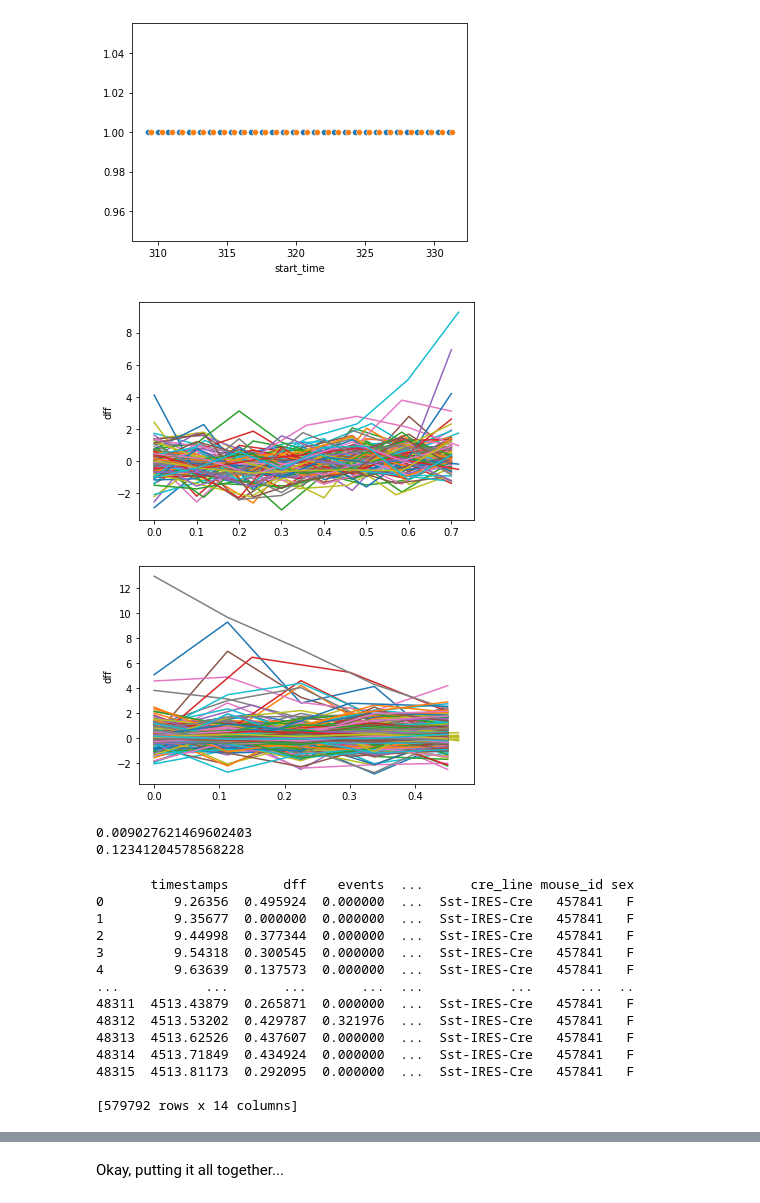
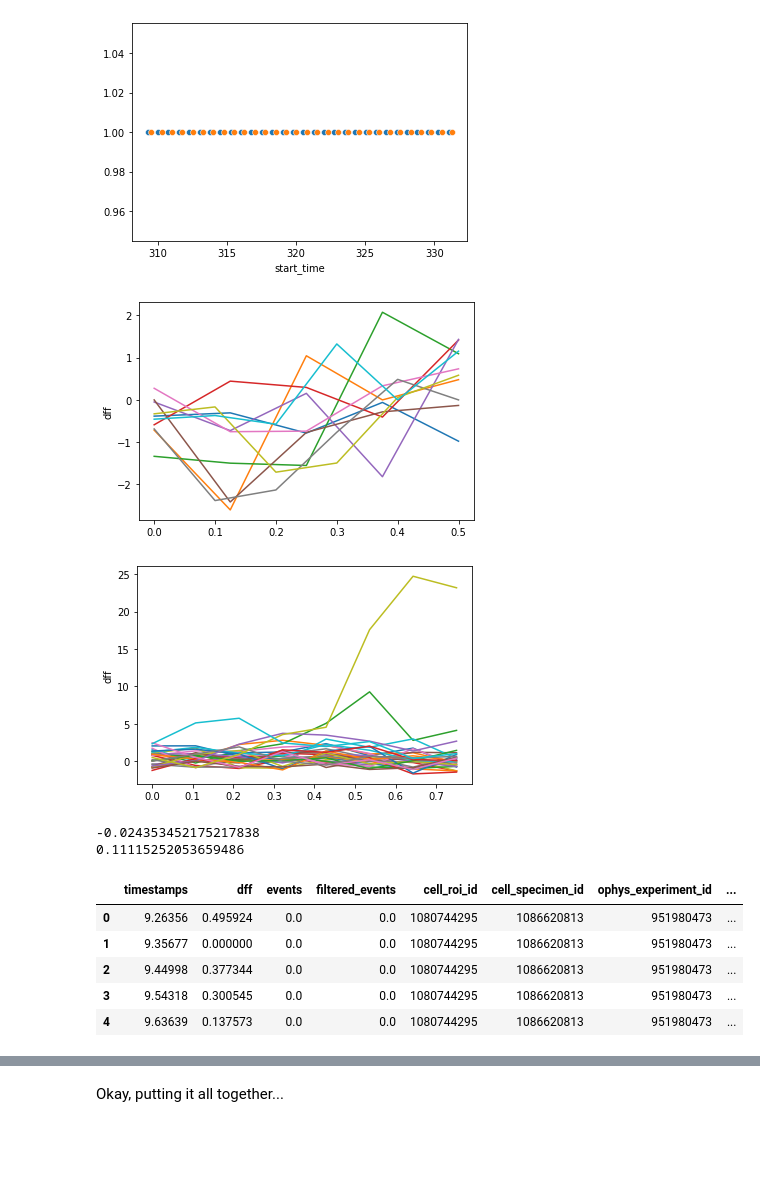
Before and after one commit to cagdastopcu/omission-of-visual-stimuli, a Jupyter notebook: Trying_to_get_meandFF_between_imag0_pres_JG.ipynb, the cells around one changed output, grey strips where cells are left out. Cells and saved outputs as stored; diff of their text form; code cells hidden in the pictures; blank space fills up the shorter version.

Commit message:
Can now loop over cell types and get z-scores vs depth

```diff
--- a/Trying_to_get_meandFF_between_imag0_pres_JG.ipynb
+++ b/Trying_to_get_meandFF_between_imag0_pres_JG.ipynb
@@ -58,10 +58,10 @@ def get_cell_type_index(cell_type,session_table):
     """
 
     # Look through the cre_line collumn and see if the cell_type string is contained in the output, then write down the index.
-    ix = session_table.cre_line.str.contains(cell_type,regex=True).index
+    ix = session_table[session_table.cre_line.str.contains(cell_type,regex=True)].index
 
     return ix
 
-test_ix = get_cell_type_index('sst',session_table)
+test_ix = get_cell_type_index('Vip',session_table)
 print(test_ix)
 # %% [output]
@@ -209,7 +209,7 @@ sns.scatterplot(y =np.ones(30), x= average_responses.stop_time[:30])
 <matplotlib.axes._subplots.AxesSubplot at 0x...>
 [figure]
 # %%
-timepad = .1; # seconds
+timepad = 3; # seconds
 
 cells = average_responses.cell_specimen_id.unique()
 past = sns.color_palette("pastel",len(cells))
@@ -217,14 +217,15 @@ past = sns.color_palette("pastel",len(cells))
 cc = -1
 for c in cells[:1]:
   cc+=1
-  subset = average_responses[(average_responses['cell_specimen_id'] == c)]
+  subset = average_responses[(average_responses['cell_specimen_id'] == c) & (average_responses['omitted'].astype(bool) == False)]
+  subset.head()
   nd = neural_data[(neural_data['cell_specimen_id'] == c)]
 
   holder = [];
   #for i in range(len(subset.start_time.unique())-1):
-  for i in range(100):
-    t2 = subset.iloc[i+1].start_time+timepad
-    t1 = subset.iloc[i].stop_time-timepad
+  for i in range(10):
+    t2 = subset.stop_time.iloc[i]+.50
+    t1 = subset.stop_time.iloc[i]
     dff = []
     dff = nd.dff[(nd.timestamps >= t1) & (nd.timestamps <= t2)]
     t = np.linspace(
@@ -235,33 +236,35 @@ for c in cells[:1]:
 
     sns.lineplot(x = t - min(t), y =dff)
 # %% [output]
-[figure, old version]
+[figure, new version]
 # %%
 cells = average_responses.cell_specimen_id.unique()
 past = sns.color_palette("pastel",len(cells))
 
+timepad = 1
+
 cc = -1
-for c in cells[:7]:
+for c in cells[:1]:
   cc+=1
-  subset = average_responses[(average_responses['cell_specimen_id'] == c)]
+  subset = average_responses[(average_responses['cell_specimen_id'] == c) & (average_responses['omitted'].astype(bool) == True)]
   nd = neural_data[(neural_data['cell_specimen_id'] == c)]
 
   holder = [];
   #for i in range(len(subset.start_time.unique())-1):
-  for i in range(200):
-    t1 = average_responses.start_time[i]-timepad
-    t2 = average_responses.stop_time[i]+timepad
+  for i in range(30):
+    t2 = subset.stop_time.iloc[i]+.75
+    t1 = subset.stop_time.iloc[i]
     dff = []
     dff = nd.dff[(nd.timestamps >= t1) & (nd.timestamps <= t2)]
     t = np.linspace(
                 t1,
                 t2,
                 len(dff)
             )
 
-    sns.lineplot(x = t - min(t), y =dff)
+    sns.lineplot(x = t -min(t), y =dff)
 # %% [output]
-[figure, old version]
+[figure, new version]
 # %%
 def get_mean_gray_resp(average_responses,neural_data,c):
   '''
@@ -287,27 +290,27 @@ def get_mean_gray_resp(average_responses,neural_data,c):
 
     """
   '''
-  subset = average_responses[(average_responses['cell_specimen_id'] == c) & (average_responses['omitted'] == False)]
+  subset = average_responses[(average_responses['cell_specimen_id'] == c) & (average_responses['omitted'] == True)]
   nd = neural_data[(neural_data['cell_specimen_id'] == c)]
 
   holder = []
 
   for i in range(len(subset.start_time.unique())-1):
-    t2 = subset.start_time.iloc[i+1]
+    t2 = subset.stop_time.iloc[i]+.50
     t1 = subset.stop_time.iloc[i]
     dff = nd.dff[(nd.timestamps >= t1) & (nd.timestamps <= t2)]
     holder = np.concatenate([holder, dff.to_numpy().T], axis=0)
 
-  return np.mean(holder), np.std(holder)
+  return np.mean(holder), np.std(holder), len(subset.start_time.unique())
 
 cells = average_responses.cell_specimen_id.unique()
-a,b = get_mean_gray_resp(average_responses,neural_data,cells[1])
+a,b,c = get_mean_gray_resp(average_responses,neural_data,cells[1])
 
 print(a)
 print(b)
 # %% [output]
-0.009027621469602403
-0.12341204578568228
+-0.024353452175217838
+0.11115252053659486
 # %%
 def make_neural_data(ophys_experiment_id):
   neural_data = []
@@ -339,20 +342,12 @@ def make_neural_data(ophys_experiment_id):
 nd = make_neural_data(ophys_experiment_ids[1])
 nd.head()
 # %% [output]
-       timestamps       dff    events  ...      cre_line mouse_id sex
-0         9.26356  0.495924  0.000000  ...  Sst-IRES-Cre   457841   F
-1         9.35677  0.000000  0.000000  ...  Sst-IRES-Cre   457841   F
-2         9.44998  0.377344  0.000000  ...  Sst-IRES-Cre   457841   F
-3         9.54318  0.300545  0.000000  ...  Sst-IRES-Cre   457841   F
-4         9.63639  0.137573  0.000000  ...  Sst-IRES-Cre   457841   F
-...           ...       ...       ...  ...           ...      ...  ..
-48311  4513.43879  0.265871  0.000000  ...  Sst-IRES-Cre   457841   F
-48312  4513.53202  0.429787  0.321976  ...  Sst-IRES-Cre   457841   F
-48313  4513.62526  0.437607  0.000000  ...  Sst-IRES-Cre   457841   F
-48314  4513.71849  0.434924  0.000000  ...  Sst-IRES-Cre   457841   F
-48315  4513.81173  0.292095  0.000000  ...  Sst-IRES-Cre   457841   F
-
-[579792 rows x 14 columns]
+|  | timestamps | dff | events | filtered_events | cell_roi_id | cell_specimen_id | ophys_experiment_id | ... |
+| 0 | 9.26356 | 0.495924 | 0.0 | 0.0 | 1080744295 | 1086620813 | 951980473 | ... |
+| 1 | 9.35677 | 0.000000 | 0.0 | 0.0 | 1080744295 | 1086620813 | 951980473 | ... |
+| 2 | 9.44998 | 0.377344 | 0.0 | 0.0 | 1080744295 | 1086620813 | 951980473 | ... |
+| 3 | 9.54318 | 0.300545 | 0.0 | 0.0 | 1080744295 | 1086620813 | 951980473 | ... |
+| 4 | 9.63639 | 0.137573 | 0.0 | 0.0 | 1080744295 | 1086620813 | 951980473 | ... |
 # %%
 def make_average_response(neural_data,stimulus_table):
   full_etr = []
```
Also changed, not shown: parts of 6 cells of this notebook.
